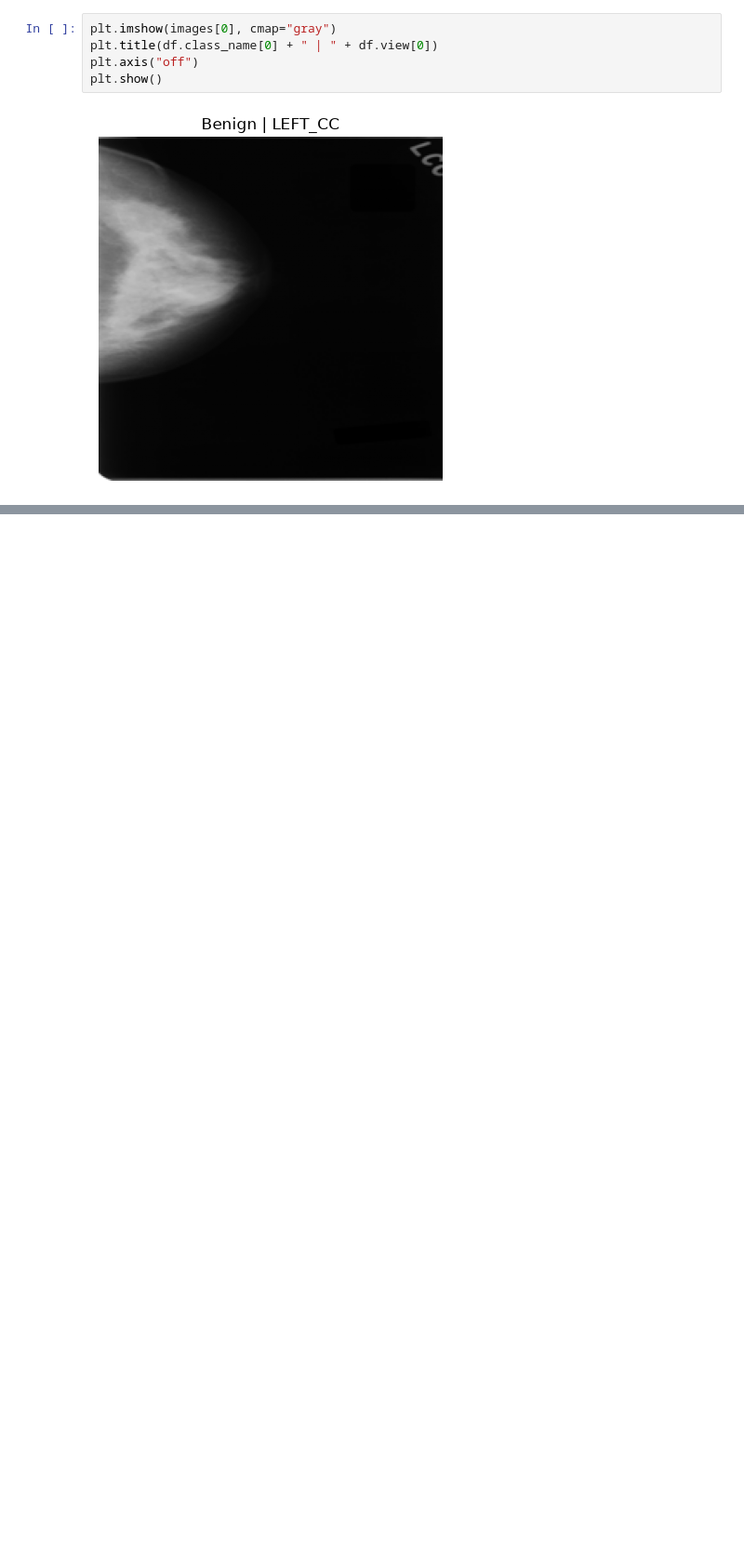
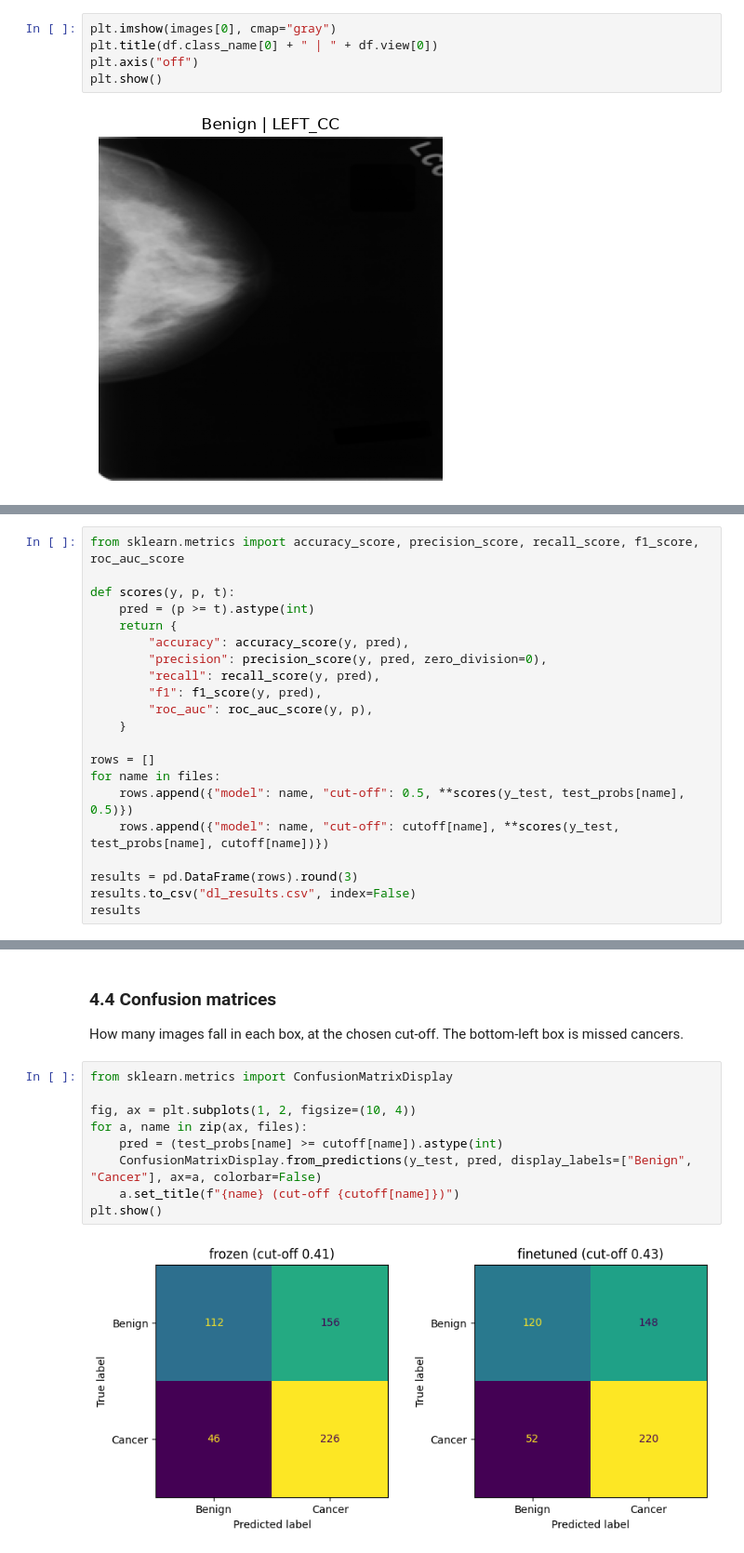
Before and after one commit to karan-kumardev/Breast-Cancer-Detection-, a Jupyter notebook: deep_learning.ipynb, the cells around one changed output, grey strips where cells are left out. Shown at 93% size. Saved outputs shown, nothing was run; the diff lists cells and outputs as text; blank space fills up the shorter version.

```diff
--- a/deep_learning.ipynb
+++ b/deep_learning.ipynb
@@ -232,0 +539,21 @@ plt.show()
+# %%
+from sklearn.metrics import accuracy_score, precision_score, recall_score, f1_score, roc_auc_score
+
+def scores(y, p, t):
+    pred = (p >= t).astype(int)
+    return {
+        "accuracy": accuracy_score(y, pred),
+        "precision": precision_score(y, pred, zero_division=0),
+        "recall": recall_score(y, pred),
+        "f1": f1_score(y, pred),
+        "roc_auc": roc_auc_score(y, p),
+    }
+
+rows = []
+for name in files:
+    rows.append({"model": name, "cut-off": 0.5, **scores(y_test, test_probs[name], 0.5)})
+    rows.append({"model": name, "cut-off": cutoff[name], **scores(y_test, test_probs[name], cutoff[name])})
+
+results = pd.DataFrame(rows).round(3)
+results.to_csv("dl_results.csv", index=False)
+results
@@ -232,0 +568,14 @@ plt.show()
+# %% [markdown]
+### 4.4 Confusion matrices
+How many images fall in each box, at the chosen cut-off. The bottom-left box is missed cancers.
+# %%
+from sklearn.metrics import ConfusionMatrixDisplay
+
+fig, ax = plt.subplots(1, 2, figsize=(10, 4))
+for a, name in zip(ax, files):
+    pred = (test_probs[name] >= cutoff[name]).astype(int)
+    ConfusionMatrixDisplay.from_predictions(y_test, pred, display_labels=["Benign", "Cancer"], ax=a, colorbar=False)
+    a.set_title(f"{name} (cut-off {cutoff[name]})")
+plt.show()
+# %% [output]
+[figure, added]
```
Also changed, not shown: parts of 36 cells of this notebook, 6 other files.
